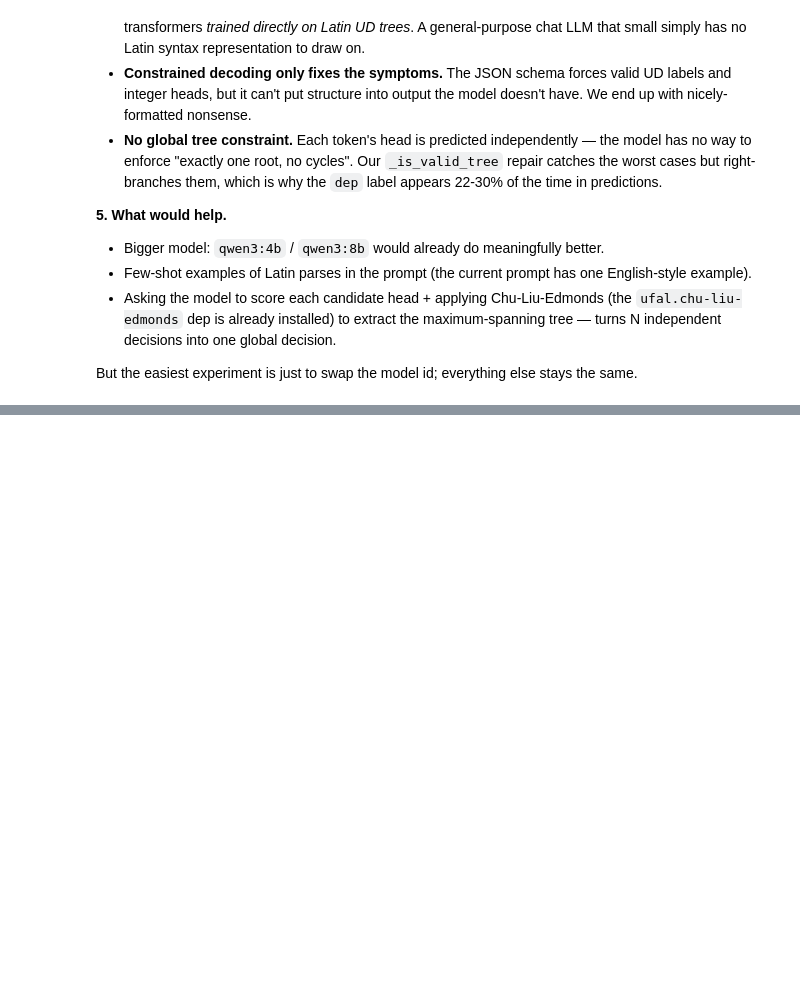
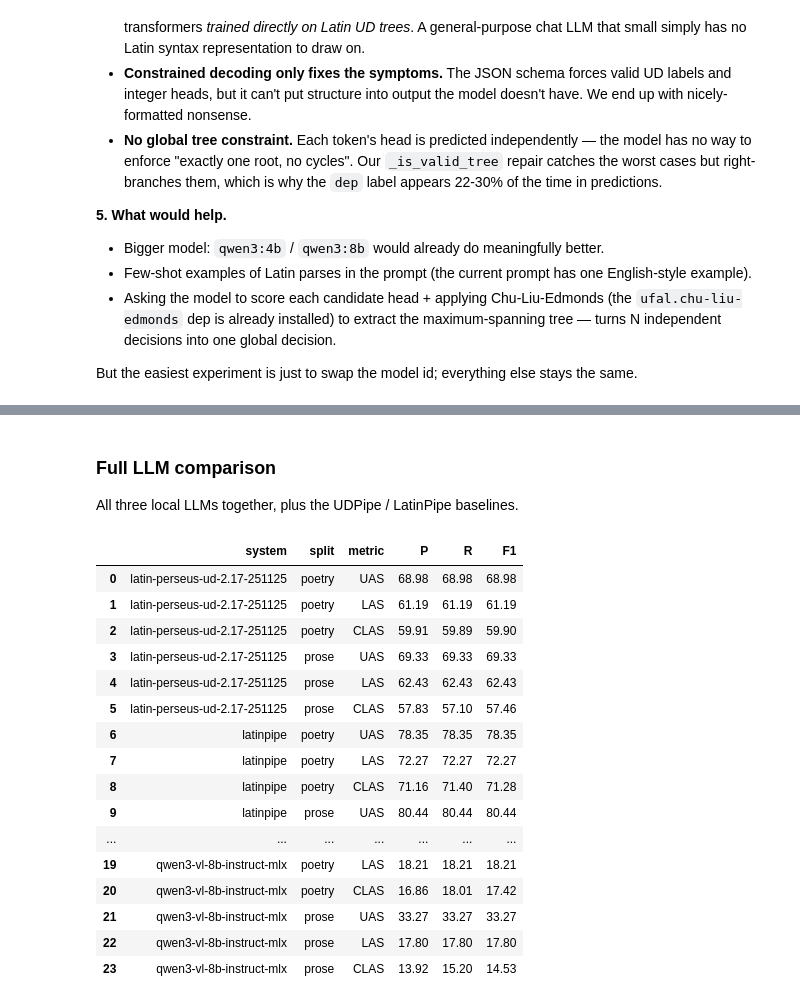
Before and after one commit to Nicolas-Py/NLP-LLM-SS2026, a Jupyter notebook: notebooks/02_compare_models.ipynb, the cells around one changed output, grey strips where cells are left out. Drawn from its saved outputs; the diff is of its cells as text; code cells hidden in the pictures; blank space fills up the shorter version.

```diff
--- a/notebooks/02_compare_models.ipynb
+++ b/notebooks/02_compare_models.ipynb
@@ -355,0 +415,30 @@ But the easiest experiment is just to swap the model id; everything else stays t
+# %% [markdown]
+### Full LLM comparison
+
+All three local LLMs together, plus the UDPipe / LatinPipe baselines.
+# %%
+df_all = bench.compare([
+    UdpipeModel('latin-perseus-ud-2.17-251125'),
+    MODELS['latinpipe'],
+    MODELS['qwen3-lmstudio'],         # 0.6B
+    MODELS['qwen3-vl-8b-lmstudio'],   # 8B
+])
+df_all
+# %% [output]
+|  | system | split | metric | P | R | F1 |
+| 0 | latin-perseus-ud-2.17-251125 | poetry | UAS | 68.98 | 68.98 | 68.98 |
+| 1 | latin-perseus-ud-2.17-251125 | poetry | LAS | 61.19 | 61.19 | 61.19 |
+| 2 | latin-perseus-ud-2.17-251125 | poetry | CLAS | 59.91 | 59.89 | 59.90 |
+| 3 | latin-perseus-ud-2.17-251125 | prose | UAS | 69.33 | 69.33 | 69.33 |
+| 4 | latin-perseus-ud-2.17-251125 | prose | LAS | 62.43 | 62.43 | 62.43 |
+| 5 | latin-perseus-ud-2.17-251125 | prose | CLAS | 57.83 | 57.10 | 57.46 |
+| 6 | latinpipe | poetry | UAS | 78.35 | 78.35 | 78.35 |
+| 7 | latinpipe | poetry | LAS | 72.27 | 72.27 | 72.27 |
+| 8 | latinpipe | poetry | CLAS | 71.16 | 71.40 | 71.28 |
+| 9 | latinpipe | prose | UAS | 80.44 | 80.44 | 80.44 |
+| ... | ... | ... | ... | ... | ... | ... |
+| 19 | qwen3-vl-8b-instruct-mlx | poetry | LAS | 18.21 | 18.21 | 18.21 |
+| 20 | qwen3-vl-8b-instruct-mlx | poetry | CLAS | 16.86 | 18.01 | 17.42 |
+| 21 | qwen3-vl-8b-instruct-mlx | prose | UAS | 33.27 | 33.27 | 33.27 |
+| 22 | qwen3-vl-8b-instruct-mlx | prose | LAS | 17.80 | 17.80 | 17.80 |
+| 23 | qwen3-vl-8b-instruct-mlx | prose | CLAS | 13.92 | 15.20 | 14.53 |
```
Also changed, not shown: parts of 9 cells of this notebook, 1 other file.
